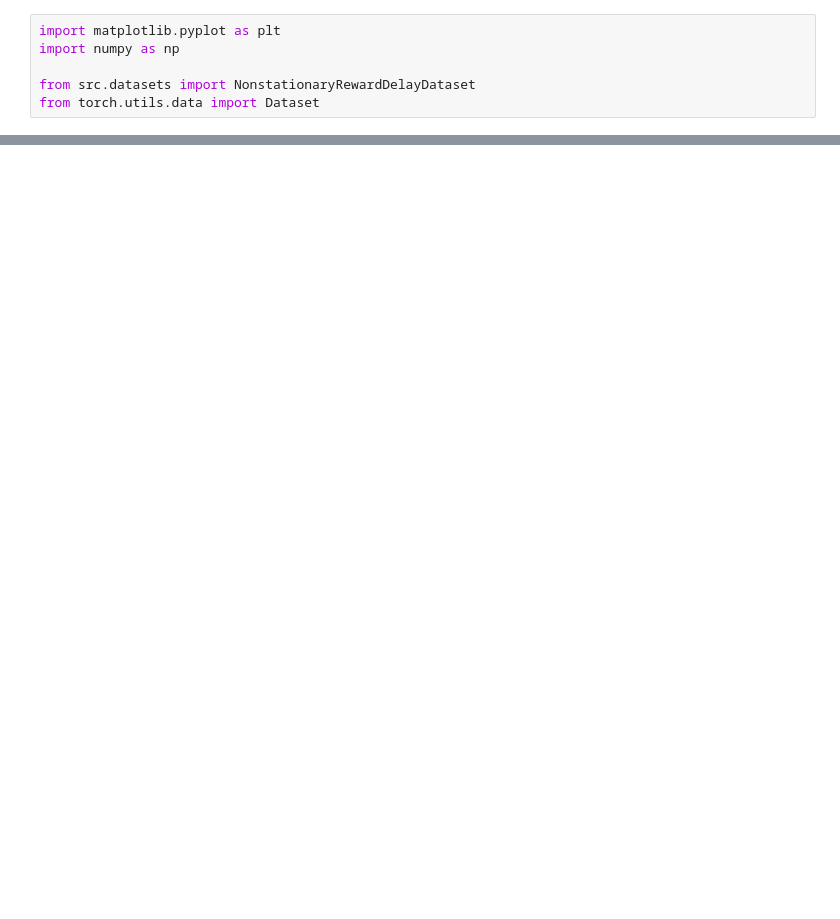
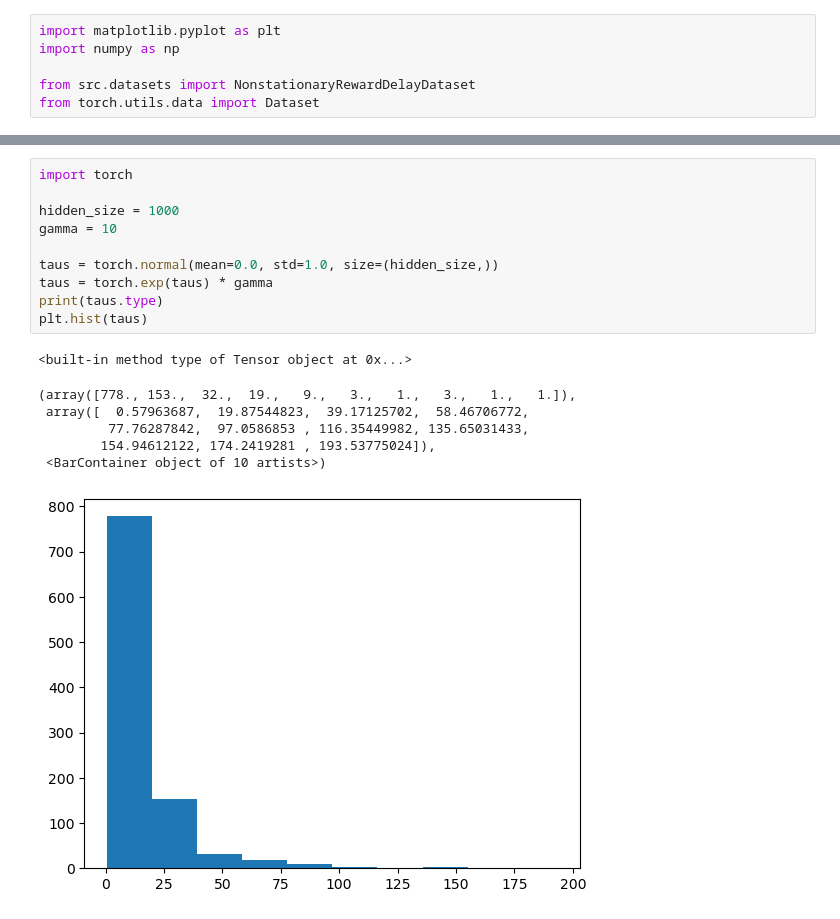
Before and after one commit to ahiggs13/timescale_RNN, a Jupyter notebook: test.ipynb, the cells around one changed output, grey strips where cells are left out. Saved outputs shown, nothing was run; the diff lists cells and outputs as text; blank space fills up the shorter version.

```diff
--- a/test.ipynb
+++ b/test.ipynb
@@ -28,0 +29,18 @@ plt.show()
+# %%
+import torch
+
+hidden_size = 1000
+gamma = 10
+
+taus = torch.normal(mean=0.0, std=1.0, size=(hidden_size,))
+taus = torch.exp(taus) * gamma
+print(taus.type)
+plt.hist(taus)
+# %% [output]
+<built-in method type of Tensor object at 0x...>
+(array([778., 153.,  32.,  19.,   9.,   3.,   1.,   3.,   1.,   1.]),
+ array([  0.57963687,  19.87544823,  39.17125702,  58.46706772,
+         77.76287842,  97.0586853 , 116.35449982, 135.65031433,
+        154.94612122, 174.2419281 , 193.53775024]),
+ <BarContainer object of 10 artists>)
+[figure, added]
```
Also changed, not shown: parts of 1 cell of this notebook, 1 other file.
